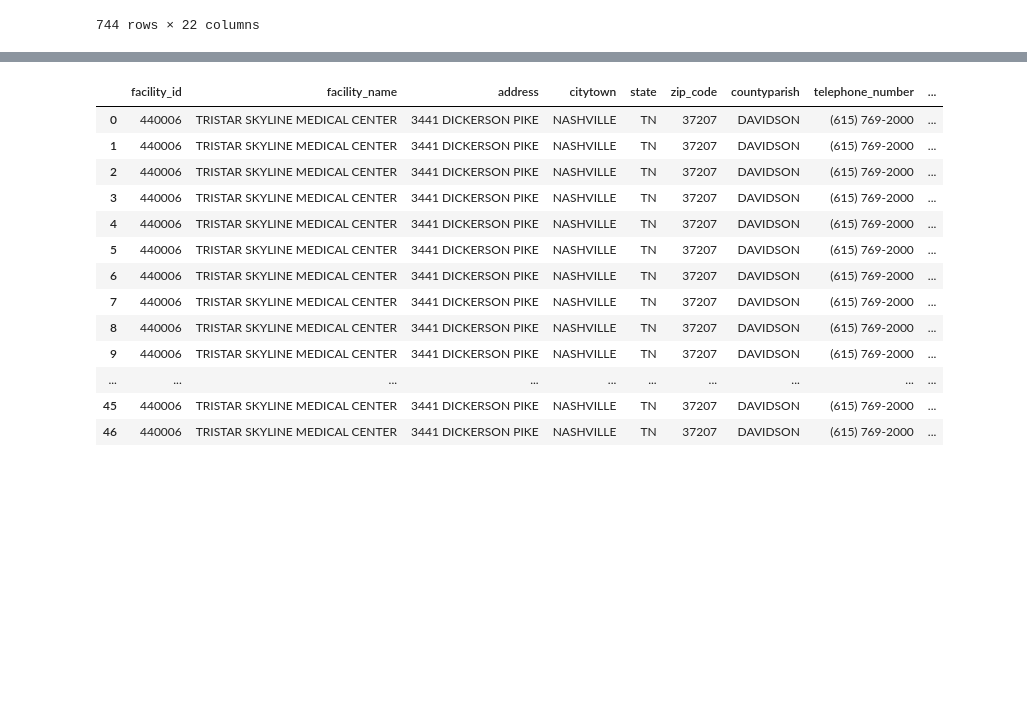
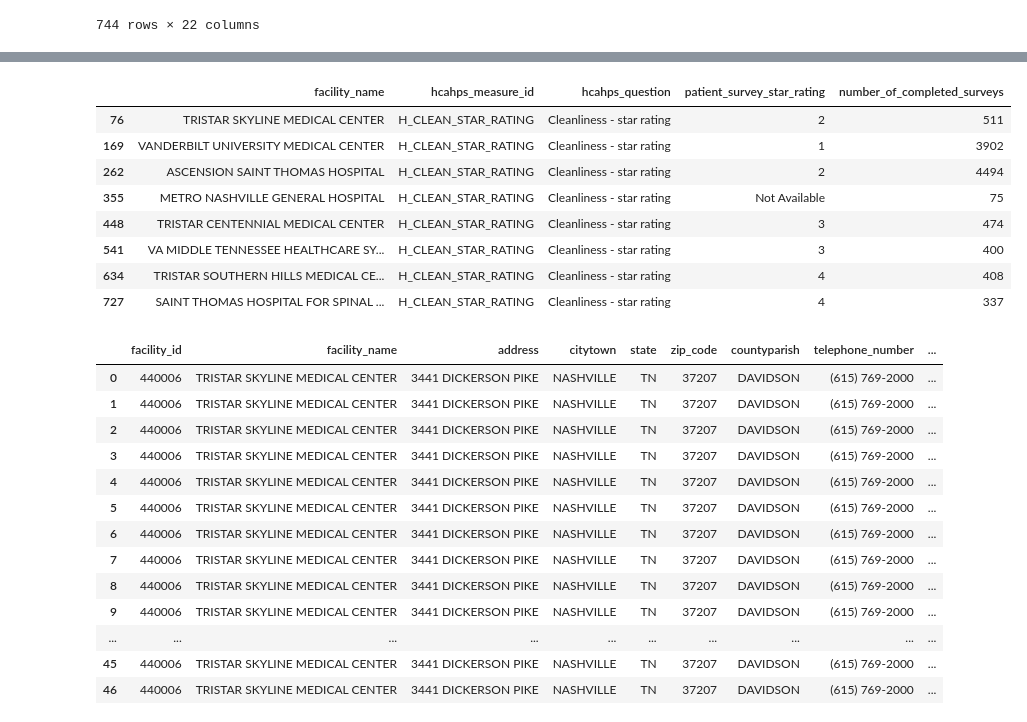
Before and after one commit to hlawson220/capstone_DA9_hlawson, a Jupyter notebook: notebook/capstone_data.ipynb, the cells around one changed output, grey strips where cells are left out. Cells and saved outputs as stored; diff of their text form; code cells hidden in the pictures; blank space fills up the shorter version.

```diff
--- a/notebook/capstone_data.ipynb
+++ b/notebook/capstone_data.ipynb
@@ -352,0 +426,13 @@ nash_tn_survey
+# %%
+clean_rating_drop = clean_rating.drop(['facility_id', 'address', 'citytown', 'state', 'zip_code', 'countyparish', 'telephone_number', 'hcahps_answer_description', 'patient_survey_star_rating_footnote', 'hcahps_answer_percent', 'hcahps_answer_percent_footnote', 'hcahps_linear_mean_value', 'number_of_completed_surveys_footnote', 'survey_response_rate_percent', 'survey_response_rate_percent_footnote', 'start_date', 'end_date' ], axis=1)
+clean_rating_drop
+# %% [output]
+|  | facility_name | hcahps_measure_id | hcahps_question | patient_survey_star_rating | number_of_completed_surveys |
+| 76 | TRISTAR SKYLINE MEDICAL CENTER | H_CLEAN_STAR_RATING | Cleanliness - star rating | 2 | 511 |
+| 169 | VANDERBILT UNIVERSITY MEDICAL CENTER | H_CLEAN_STAR_RATING | Cleanliness - star rating | 1 | 3902 |
+| 262 | ASCENSION SAINT THOMAS HOSPITAL | H_CLEAN_STAR_RATING | Cleanliness - star rating | 2 | 4494 |
+| 355 | METRO NASHVILLE GENERAL HOSPITAL | H_CLEAN_STAR_RATING | Cleanliness - star rating | Not Available | 75 |
+| 448 | TRISTAR CENTENNIAL MEDICAL CENTER | H_CLEAN_STAR_RATING | Cleanliness - star rating | 3 | 474 |
+| 541 | VA MIDDLE TENNESSEE HEALTHCARE SY... | H_CLEAN_STAR_RATING | Cleanliness - star rating | 3 | 400 |
+| 634 | TRISTAR SOUTHERN HILLS MEDICAL CE... | H_CLEAN_STAR_RATING | Cleanliness - star rating | 4 | 408 |
+| 727 | SAINT THOMAS HOSPITAL FOR SPINAL ... | H_CLEAN_STAR_RATING | Cleanliness - star rating | 4 | 337 |
```
Also changed, not shown: parts of 53 cells of this notebook, 7 other files.
